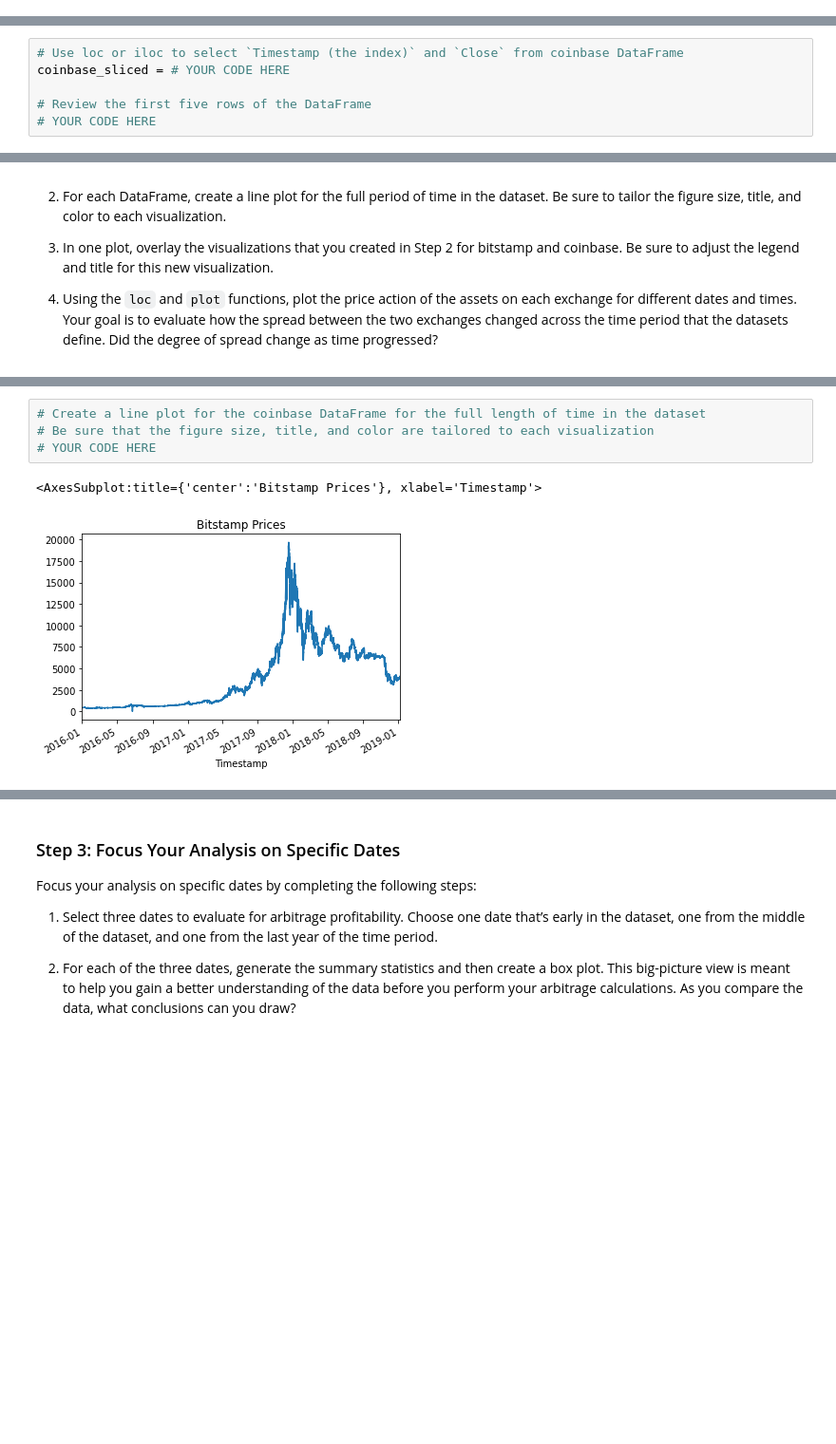
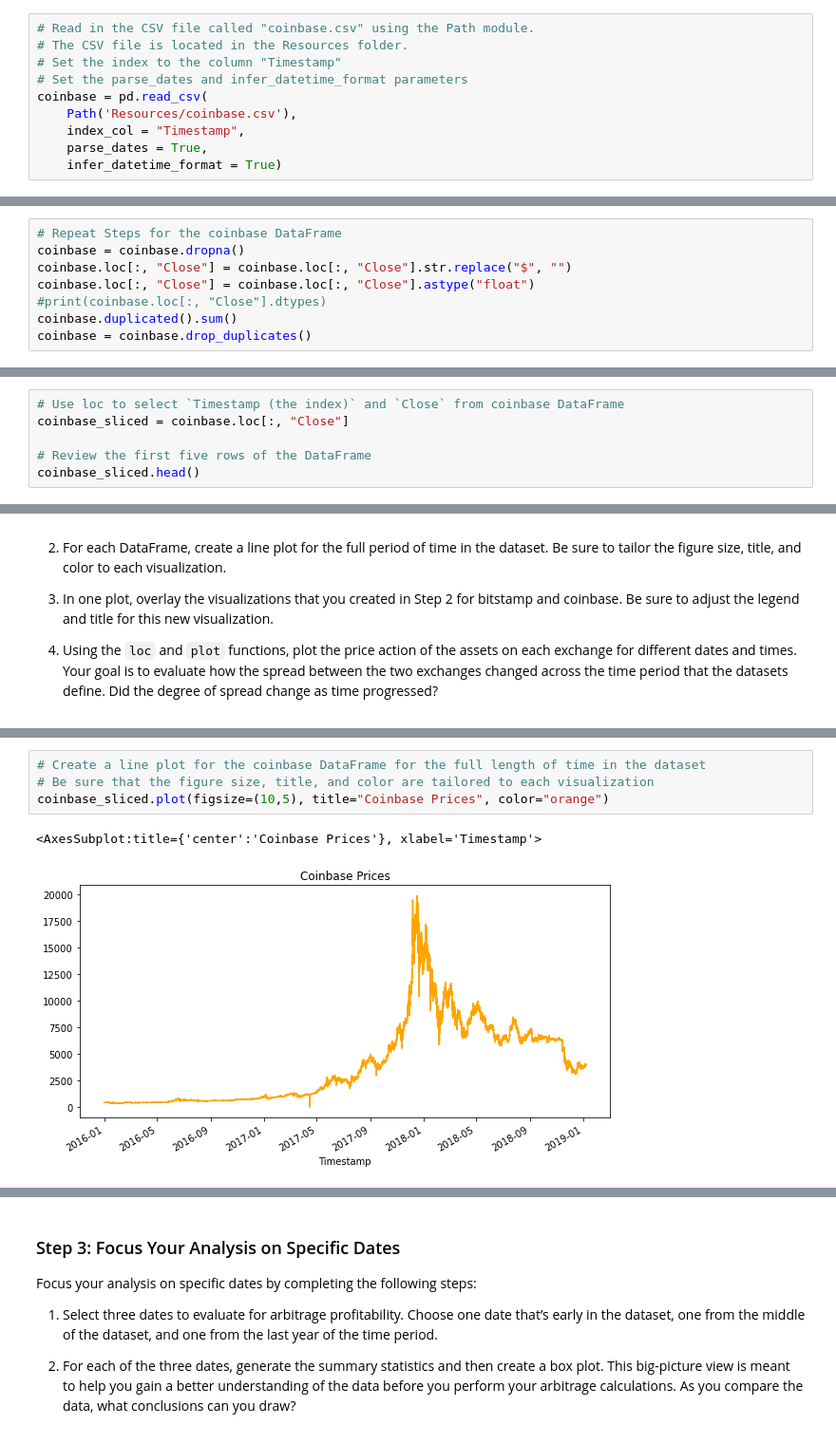
Before and after one commit to talibkateeb/Bitcoin-Arbitrage-Opportunity-Analyzer, a Jupyter notebook: crypto_arbitrage.ipynb, the cells around one changed output, grey strips where cells are left out. Shown at 95% size. Cells and saved outputs as stored; diff of their text form; blank space fills up the shorter version.

```diff
--- a/crypto_arbitrage.ipynb
+++ b/crypto_arbitrage.ipynb
@@ -111,0 +49,10 @@ To prepare and clean your data for analysis, complete the following steps:
+# %%
+# Read in the CSV file called "coinbase.csv" using the Path module.
+# The CSV file is located in the Resources folder.
+# Set the index to the column "Timestamp"
+# Set the parse_dates and infer_datetime_format parameters
+coinbase = pd.read_csv(
+    Path('Resources/coinbase.csv'),
+    index_col = "Timestamp",
+    parse_dates = True,
+    infer_datetime_format = True)
@@ -112,3 +97,11 @@ To prepare and clean your data for analysis, complete the following steps:
+# %%
+# Repeat Steps for the coinbase DataFrame
+coinbase = coinbase.dropna()
+coinbase.loc[:, "Close"] = coinbase.loc[:, "Close"].str.replace("$", "")
+coinbase.loc[:, "Close"] = coinbase.loc[:, "Close"].astype("float")
+#print(coinbase.loc[:, "Close"].dtypes)
+coinbase.duplicated().sum()
+coinbase = coinbase.drop_duplicates()
 # %% [markdown]
 ## Analyze the Data
 
@@ -148,7 +141,7 @@ bitstamp_sliced = # YOUR CODE HERE
 # %%
-# Use loc or iloc to select `Timestamp (the index)` and `Close` from coinbase DataFrame
-coinbase_sliced = # YOUR CODE HERE
+# Use loc to select `Timestamp (the index)` and `Close` from coinbase DataFrame
+coinbase_sliced = coinbase.loc[:, "Close"]
 
 # Review the first five rows of the DataFrame
-# YOUR CODE HERE
+coinbase_sliced.head()
 # %% [output]
@@ -207,10 +200,10 @@ Sort through the time series data associated with the bitstamp and coinbase Data
 # %%
 # Create a line plot for the coinbase DataFrame for the full length of time in the dataset
 # Be sure that the figure size, title, and color are tailored to each visualization
-# YOUR CODE HERE
+coinbase_sliced.plot(figsize=(10,5), title="Coinbase Prices", color="orange")
 # %% [output]
-<AxesSubplot:title={'center':'Bitstamp Prices'}, xlabel='Timestamp'>
+<AxesSubplot:title={'center':'Coinbase Prices'}, xlabel='Timestamp'>
-[figure, old version]
+[figure, new version]
 # %%
 # Overlay the visualizations for the bitstamp and coinbase DataFrames in one plot
 # The plot should visualize the prices over the full lenth of the dataset
```
Also changed, not shown: parts of 89 cells of this notebook, 1 other file.
